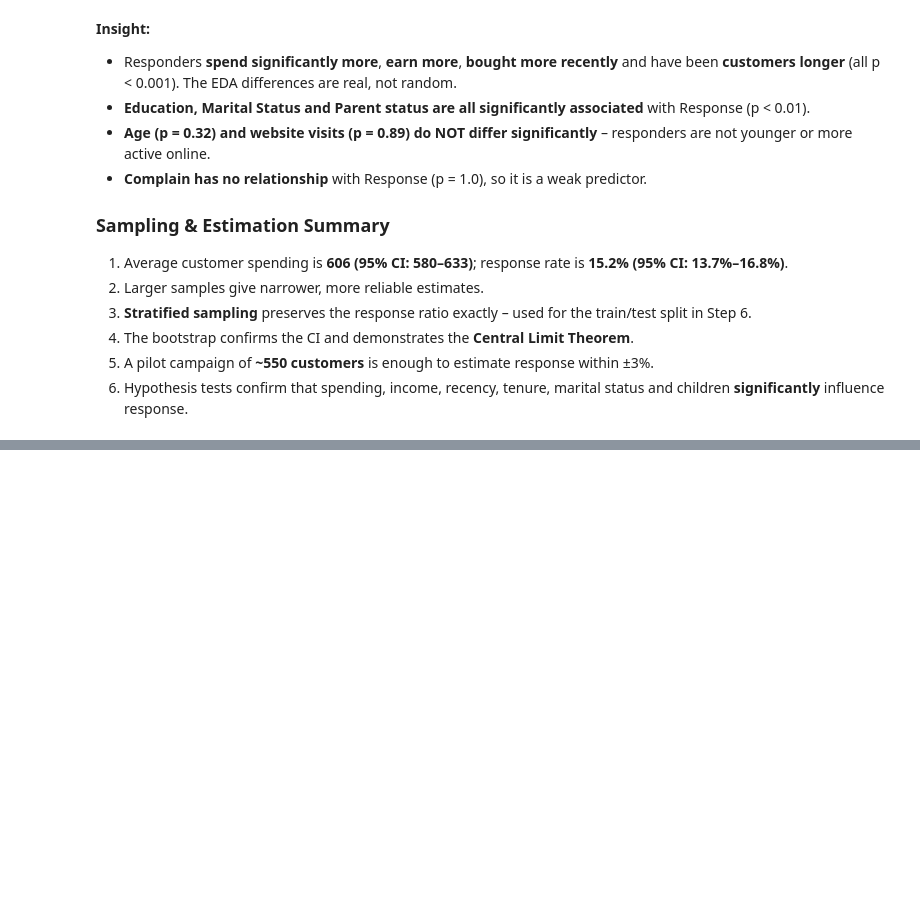
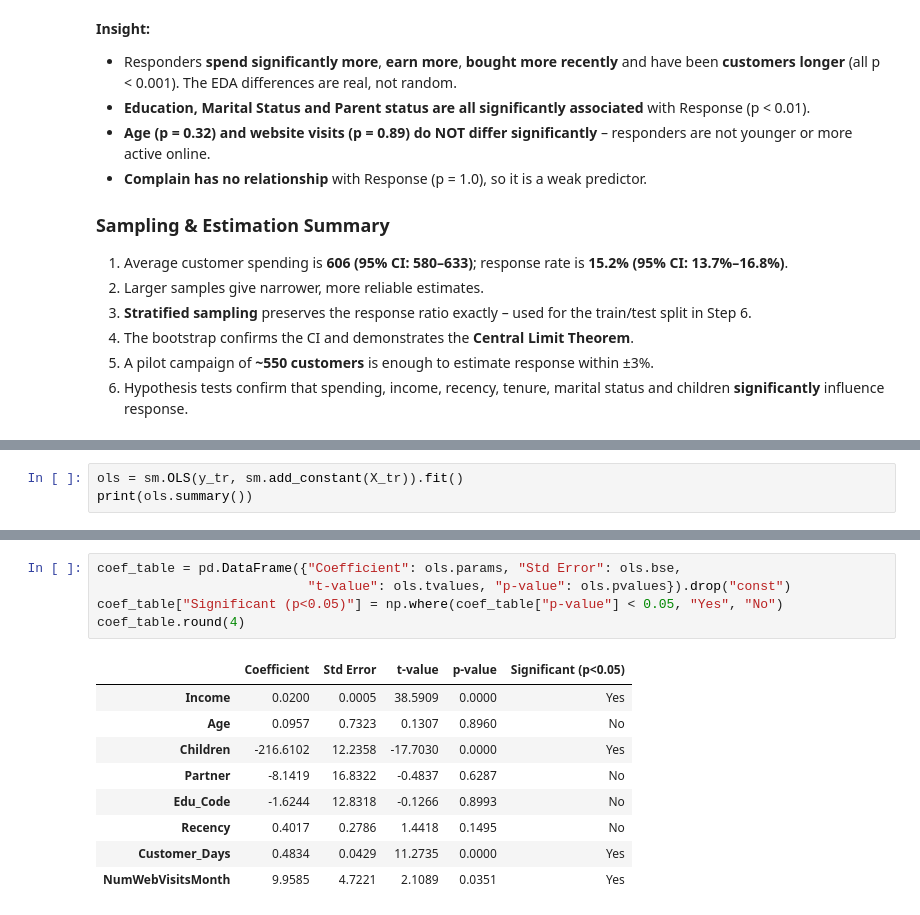
Before and after one commit to manasvigohil28/Customer-Segmentation-Campaign-Optimization, a Jupyter notebook: notebooks/analysis.ipynb, the cells around one changed output, grey strips where cells are left out. Cells and saved outputs as stored; diff of their text form; blank space fills up the shorter version.

```diff
--- a/notebooks/analysis.ipynb
+++ b/notebooks/analysis.ipynb
@@ -552,0 +622,3 @@ pd.DataFrame(c_rows, columns=["Variable", "Chi-square", "df", "p-value", "Decisi
+# %%
+ols = sm.OLS(y_tr, sm.add_constant(X_tr)).fit()
+print(ols.summary())
@@ -552,0 +643,15 @@ pd.DataFrame(c_rows, columns=["Variable", "Chi-square", "df", "p-value", "Decisi
+# %%
+coef_table = pd.DataFrame({"Coefficient": ols.params, "Std Error": ols.bse,
+                           "t-value": ols.tvalues, "p-value": ols.pvalues}).drop("const")
+coef_table["Significant (p<0.05)"] = np.where(coef_table["p-value"] < 0.05, "Yes", "No")
+coef_table.round(4)
+# %% [output]
+|  | Coefficient | Std Error | t-value | p-value | Significant (p<0.05) |
+| Income | 0.0200 | 0.0005 | 38.5909 | 0.0000 | Yes |
+| Age | 0.0957 | 0.7323 | 0.1307 | 0.8960 | No |
+| Children | -216.6102 | 12.2358 | -17.7030 | 0.0000 | Yes |
+| Partner | -8.1419 | 16.8322 | -0.4837 | 0.6287 | No |
+| Edu_Code | -1.6244 | 12.8318 | -0.1266 | 0.8993 | No |
+| Recency | 0.4017 | 0.2786 | 1.4418 | 0.1495 | No |
+| Customer_Days | 0.4834 | 0.0429 | 11.2735 | 0.0000 | Yes |
+| NumWebVisitsMonth | 9.9585 | 4.7221 | 2.1089 | 0.0351 | Yes |
```
Also changed, not shown: parts of 18 cells of this notebook, 4 other files.
